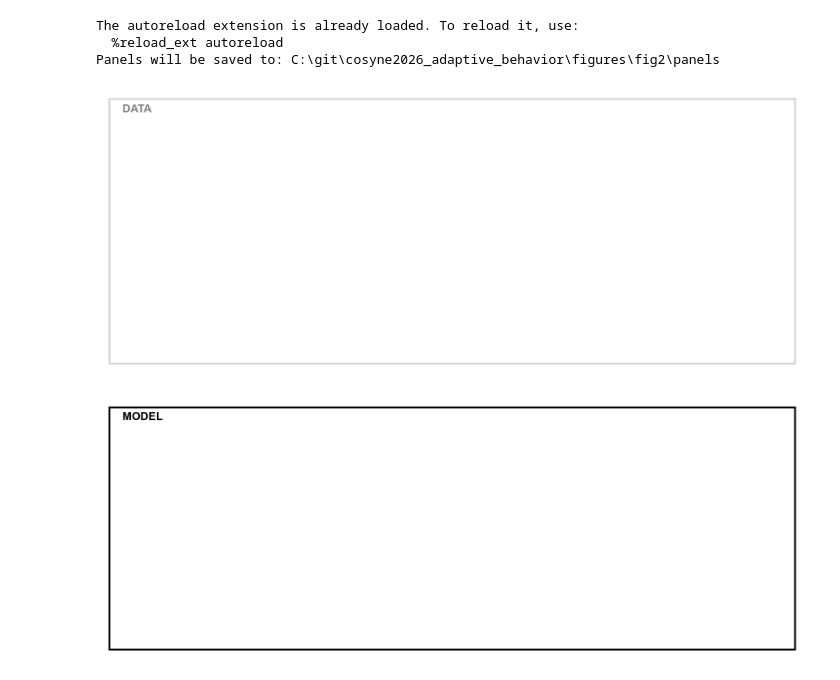
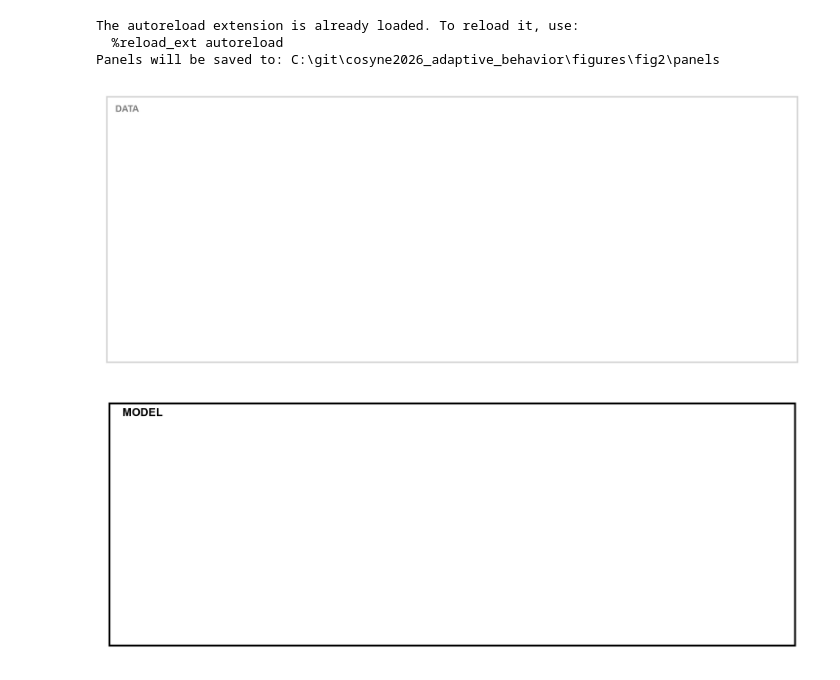
Before and after one commit to lauradriscoll/cosyne2026_adaptive_behavior, a Jupyter notebook: figures/fig2/make_panels_fig2.ipynb, the cells around one changed output. Drawn from its saved outputs; the diff is of its cells as text; code cells hidden in the pictures.

Commit message:
fix: frame

```diff
--- a/figures/fig2/make_panels_fig2.ipynb
+++ b/figures/fig2/make_panels_fig2.ipynb
@@ -38,34 +38,35 @@ Panels will be saved to: C:\git\cosyne2026_adaptive_behavior\figures\fig2\panels
 # %%
 # Get the position of an existing axes
 from matplotlib import patches
 
 
+
 fig, ax = panel_fig("fig2_Z", nrows=1) # the subplot you want to frame
-bbox = ax.get_position()  # returns a Bbox object
+w_in, h_in = fig.get_size_inches()
 
-x0 = bbox.x0  # left edge
-y0 = bbox.y0  # bottom edge
-width = bbox.width
-height = bbox.height
+inset = 0.4 / 25.4  # inches: keep the line inside the PDF page edge
+x0, y0 = inset / w_in, inset / h_in  # frame covers the whole figure, not just the axes
+width, height = 1 - 2 * x0, 1 - 2 * y0
+pad_x, pad_y = 2 / 25.4 / w_in, 2 / 25.4 / h_in  # 2 mm text offset
 
 # Then use these in FancyBboxPatch
 rect = patches.FancyBboxPatch(
     (x0, y0), width, height,
-    boxstyle="square,pad=0.01",  # pad adds a small margin around the axes
+    boxstyle="square,pad=0",
     linewidth=1,
     edgecolor='lightgrey',
     facecolor='none',
     transform=fig.transFigure,
     clip_on=False
 )
 fig.add_artist(rect)
 ax.set_visible(False)
 # label in the top-left corner of the frame
-fig.text(x0 - 0.01 + 0.015, y0 + height + 0.01 - 0.015, "DATA", ha="left", va="top", fontsize=6, fontweight="bold", color="grey")
+fig.text(x0 + pad_x, y0 + height - pad_y, "DATA", ha="left", va="top", fontsize=6, fontweight="bold", color="grey")
 plt.show()
 save_panel(fig, PANELS_DIR / "fig2_Z.pdf")
 # %% [output]
-[figure, old version]
+[figure, new version]
 # %%
 fig, ax = panel_fig("fig2_ZZ", nrows=1) # the subplot you want to frame
 bbox = ax.get_position()  # returns a Bbox object
```
Also changed, not shown: 2 other files.
